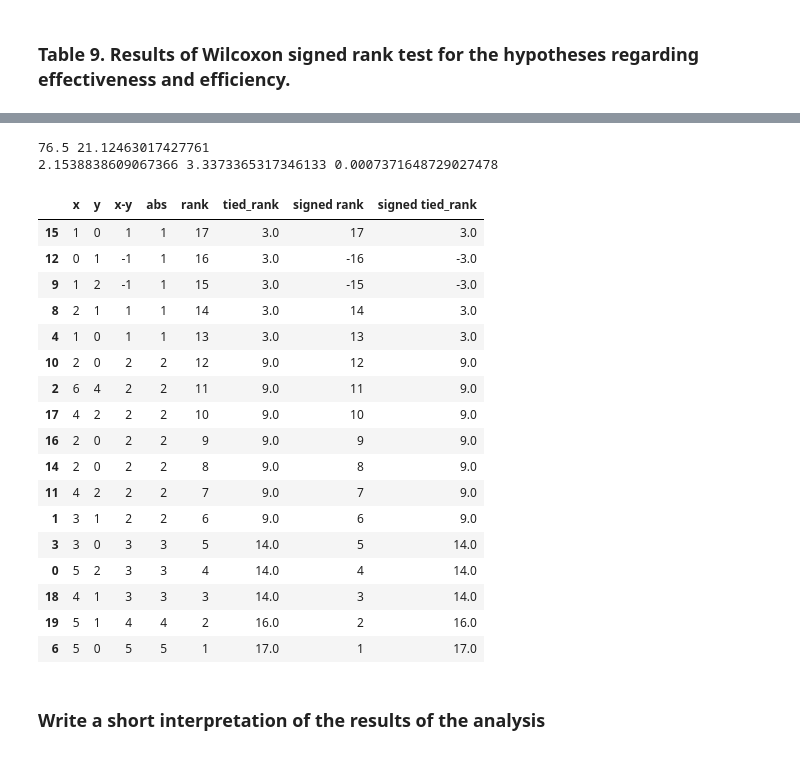
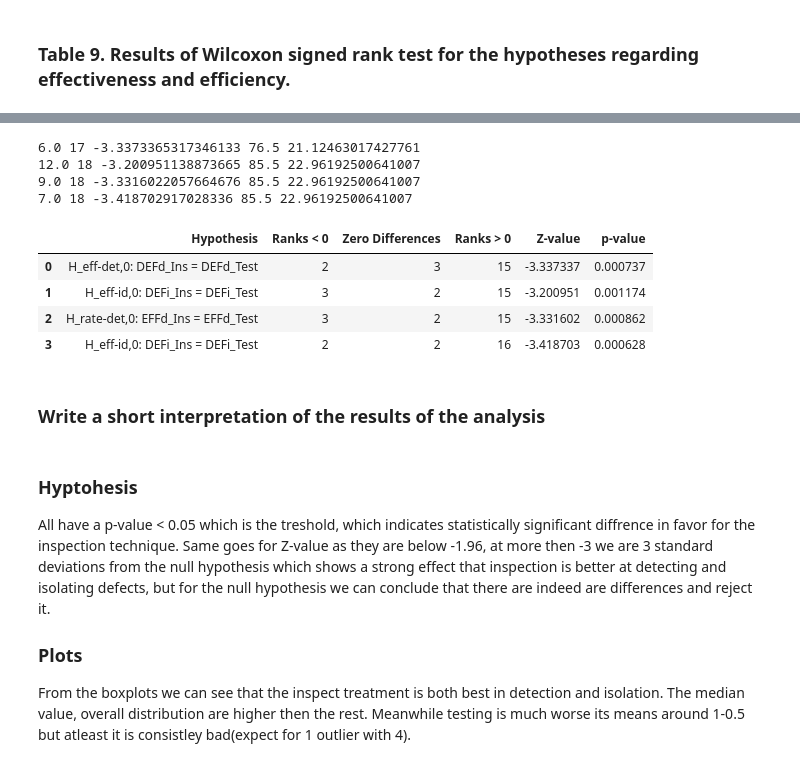
Before and after one commit to hdahlber/Uni_2024_2025, a Jupyter notebook: Research_Methods/Assignment_6/Assignment_6.ipynb, the cells around one changed output, grey strips where cells are left out. Saved outputs shown, nothing was run; the diff lists cells and outputs as text; code cells hidden in the pictures.

```diff
--- a/Research_Methods/Assignment_6/Assignment_6.ipynb
+++ b/Research_Methods/Assignment_6/Assignment_6.ipynb
@@ -207,33 +177,29 @@ def results_summary(name,data1, data2):
 # %%
 num1 = results_summary("H_eff-det,0: DEFd_Ins = DEFd_Test",inspec_data["Defects detected"], test_data["Defects detected"])
-#num2 = results_summary("H_eff-id,0: DEFi_Ins = DEFi_Test",inspec_data["Defect isolated"], test_data["Defect isolated"])
-#num3 = results_summary("H_rate-det,0: EFFd_Ins = EFFd_Test",inspec_data_effect["Defects detected"], test_data_effect["Defects detected"])
-#num4 = results_summary("H_eff-id,0: DEFi_Ins = DEFi_Test",inspec_data_effect["Defect isolated"], test_data_effect["Defect isolated"])
+num2 = results_summary("H_eff-id,0: DEFi_Ins = DEFi_Test",inspec_data["Defect isolated"], test_data["Defect isolated"])
+num3 = results_summary("H_rate-det,0: EFFd_Ins = EFFd_Test",inspec_data_effect["Defects detected"], test_data_effect["Defects detected"])
+num4 = results_summary("H_eff-id,0: DEFi_Ins = DEFi_Test",inspec_data_effect["Defect isolated"], test_data_effect["Defect isolated"])
 
 
-#final_summary = pd.concat([num1, num2, num3, num4], ignore_index=True)
-num1_sorted = num1.sort_values(by="rank", ascending=False)
-num1_sorted
+final_summary = pd.concat([num1, num2, num3, num4], ignore_index=True)
+final_summary
 # %% [output]
-76.5 21.12463017427761
-2.1538838609067366 3.3373365317346133 0.0007371648729027478
+6.0 17 -3.3373365317346133 76.5 21.12463017427761
+12.0 18 -3.200951138873665 85.5 22.96192500641007
+9.0 18 -3.3316022057664676 85.5 22.96192500641007
+7.0 18 -3.418702917028336 85.5 22.96192500641007
-|  | x | y | x-y | abs | rank | tied_rank | signed rank | signed tied_rank |
-| 15 | 1 | 0 | 1 | 1 | 17 | 3.0 | 17 | 3.0 |
-| 12 | 0 | 1 | -1 | 1 | 16 | 3.0 | -16 | -3.0 |
-| 9 | 1 | 2 | -1 | 1 | 15 | 3.0 | -15 | -3.0 |
-| 8 | 2 | 1 | 1 | 1 | 14 | 3.0 | 14 | 3.0 |
-| 4 | 1 | 0 | 1 | 1 | 13 | 3.0 | 13 | 3.0 |
-| 10 | 2 | 0 | 2 | 2 | 12 | 9.0 | 12 | 9.0 |
-| 2 | 6 | 4 | 2 | 2 | 11 | 9.0 | 11 | 9.0 |
-| 17 | 4 | 2 | 2 | 2 | 10 | 9.0 | 10 | 9.0 |
-| 16 | 2 | 0 | 2 | 2 | 9 | 9.0 | 9 | 9.0 |
-| 14 | 2 | 0 | 2 | 2 | 8 | 9.0 | 8 | 9.0 |
-| 11 | 4 | 2 | 2 | 2 | 7 | 9.0 | 7 | 9.0 |
-| 1 | 3 | 1 | 2 | 2 | 6 | 9.0 | 6 | 9.0 |
-| 3 | 3 | 0 | 3 | 3 | 5 | 14.0 | 5 | 14.0 |
-| 0 | 5 | 2 | 3 | 3 | 4 | 14.0 | 4 | 14.0 |
-| 18 | 4 | 1 | 3 | 3 | 3 | 14.0 | 3 | 14.0 |
-| 19 | 5 | 1 | 4 | 4 | 2 | 16.0 | 2 | 16.0 |
-| 6 | 5 | 0 | 5 | 5 | 1 | 17.0 | 1 | 17.0 |
+|  | Hypothesis | Ranks < 0 | Zero Differences | Ranks > 0 | Z-value | p-value |
+| 0 | H_eff-det,0: DEFd_Ins = DEFd_Test | 2 | 3 | 15 | -3.337337 | 0.000737 |
+| 1 | H_eff-id,0: DEFi_Ins = DEFi_Test | 3 | 2 | 15 | -3.200951 | 0.001174 |
+| 2 | H_rate-det,0: EFFd_Ins = EFFd_Test | 3 | 2 | 15 | -3.331602 | 0.000862 |
+| 3 | H_eff-id,0: DEFi_Ins = DEFi_Test | 2 | 2 | 16 | -3.418703 | 0.000628 |
 # %% [markdown]
 ### Write a short interpretation of the results of the analysis
+# %% [markdown]
+### Hyptohesis
+
+All have a p-value < 0.05 which is the treshold, which indicates statistically significant diffrence in favor for the inspection technique. Same goes for Z-value as they are below -1.96, at more then -3 we are 3 standard deviations from the null hypothesis which shows a strong effect that inspection is better at detecting and isolating defects, but for the null hypothesis we can conclude that there are indeed are differences and reject it.
+
+### Plots
+
+From the boxplots we can see that the inspect treatment is both best in detection and isolation. The median value, overall distribution are higher then the rest. Meanwhile testing is much worse its means around 1-0.5 but atleast it is consistley bad(expect for 1 outlier with 4).
```
Also changed, not shown: parts of 2 cells of this notebook.
